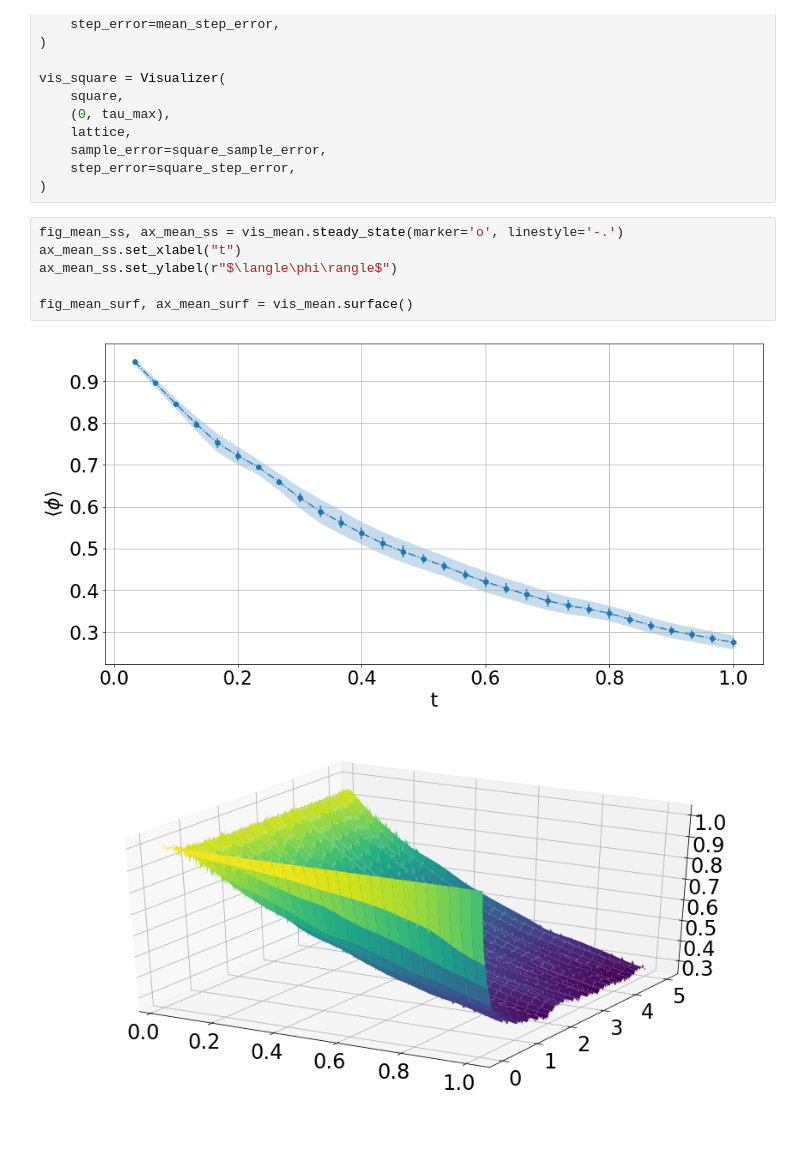
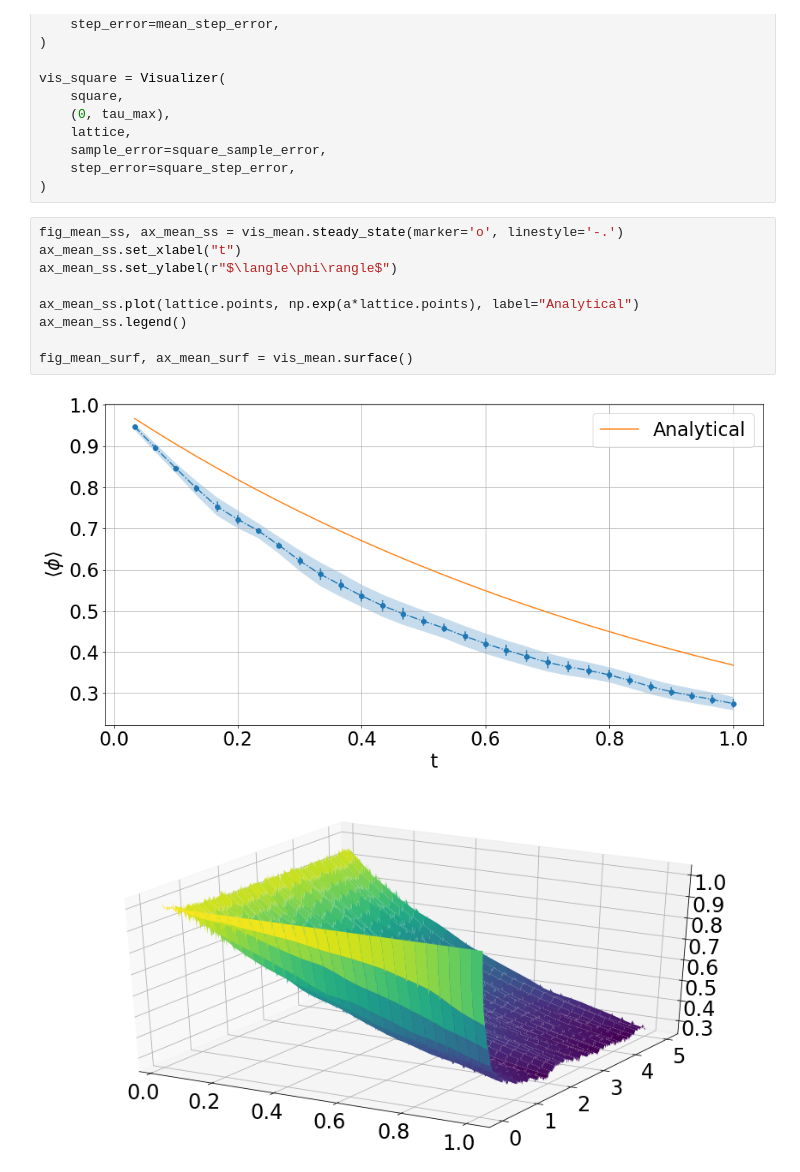
Before and after one commit to Jvanrhijn/pyspde, a Jupyter notebook: tutorial.ipynb, the cells around one changed output. Cells and saved outputs as stored; diff of their text form; blank space fills up the shorter version.

Commit message:
Add legend to plots in notebook

```diff
--- a/tutorial.ipynb
+++ b/tutorial.ipynb
@@ -175,11 +175,14 @@ vis_square = Visualizer(
 # %%
 fig_mean_ss, ax_mean_ss = vis_mean.steady_state(marker='o', linestyle='-.')
 ax_mean_ss.set_xlabel("t")
 ax_mean_ss.set_ylabel(r"$\langle\phi\rangle$")
 
+ax_mean_ss.plot(lattice.points, np.exp(a*lattice.points), label="Analytical")
+ax_mean_ss.legend()
+
 fig_mean_surf, ax_mean_surf = vis_mean.surface()
 # %% [output]
-[figure, old version]
+[figure, new version]
 [figure]
 # %%
 fig_square_ss, ax_square_ss = vis_square.steady_state(marker='o', linestyle='-.')
```
Also changed, not shown: parts of 1 cell of this notebook.
